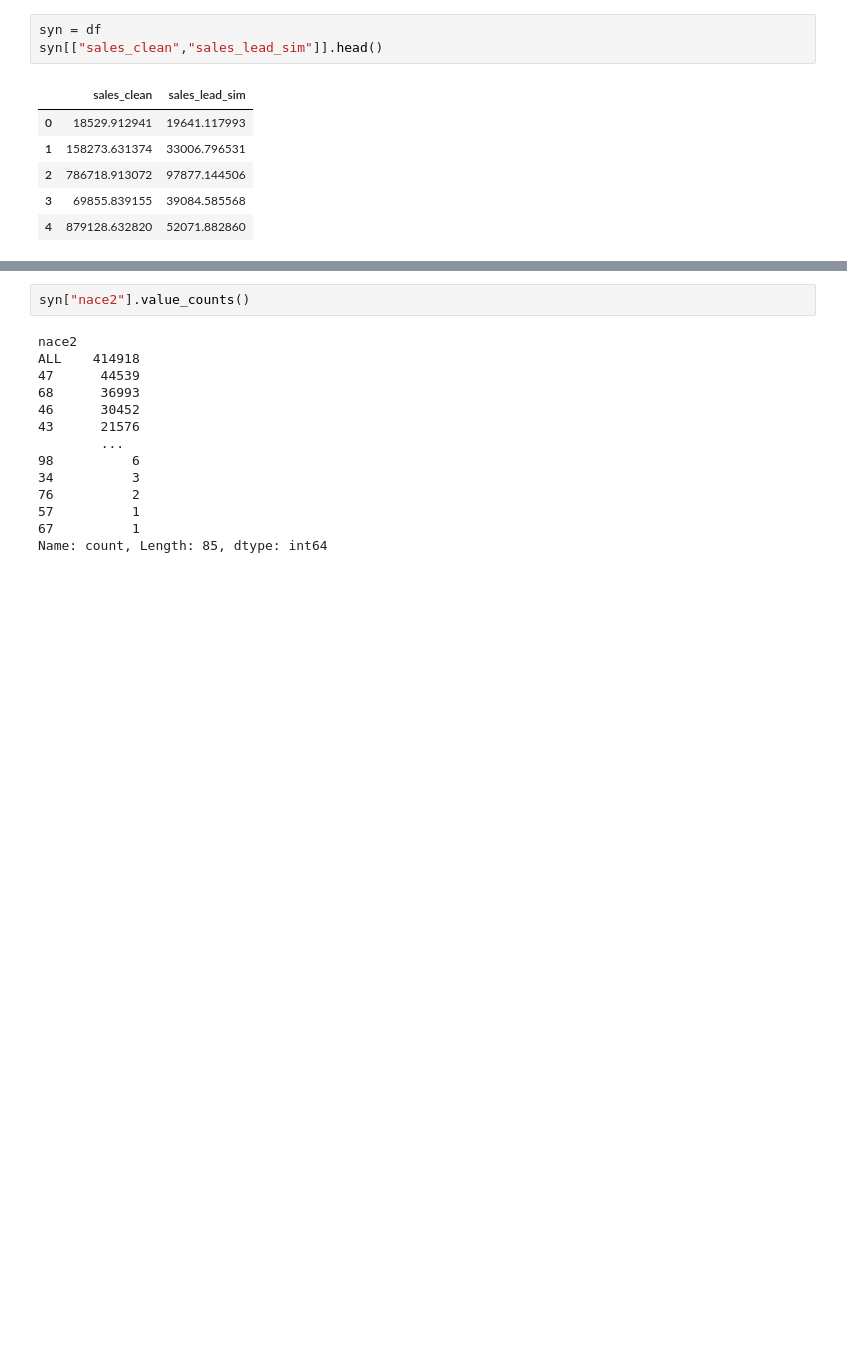
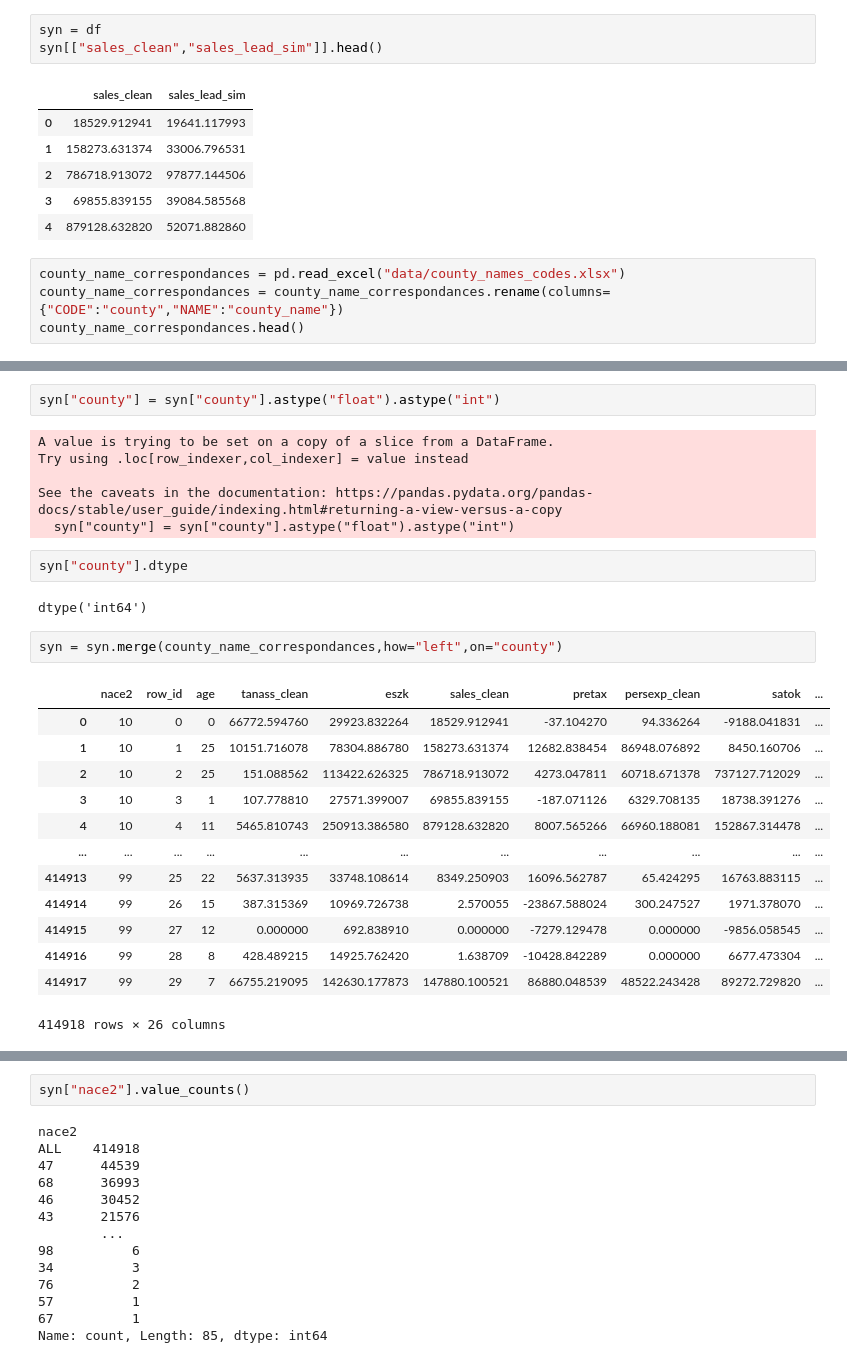
Before and after one commit to DanielBarabas/asz_course, a Jupyter notebook: create_data_10_30.ipynb, the cells around one changed output, grey strips where cells are left out. Cells and saved outputs as stored; diff of their text form; blank space fills up the shorter version.

Commit message:
update county names

```diff
--- a/create_data_10_30.ipynb
+++ b/create_data_10_30.ipynb
@@ -421,3 +421,7 @@ syn[["sales_clean","sales_lead_sim"]].head()
 | 2 | 786718.913072 | 97877.144506 |
 | 3 | 69855.839155 | 39084.585568 |
 | 4 | 879128.632820 | 52071.882860 |
+# %%
+county_name_correspondances = pd.read_excel("data/county_names_codes.xlsx")
+county_name_correspondances = county_name_correspondances.rename(columns={"CODE":"county","NAME":"county_name"})
+county_name_correspondances.head()
@@ -424 +435,29 @@ syn[["sales_clean","sales_lead_sim"]].head()
+# %%
+syn["county"] = syn["county"].astype("float").astype("int")
+# %% [output]
+A value is trying to be set on a copy of a slice from a DataFrame.
+Try using .loc[row_indexer,col_indexer] = value instead
+
+See the caveats in the documentation: https://pandas.pydata.org/pandas-docs/stable/user_guide/indexing.html#returning-a-view-versus-a-copy
+  syn["county"] = syn["county"].astype("float").astype("int")
+# %%
+syn["county"].dtype
+# %% [output]
+dtype('int64')
+# %%
+syn = syn.merge(county_name_correspondances,how="left",on="county")
+# %% [output]
+|  | nace2 | row_id | age | tanass_clean | eszk | sales_clean | pretax | persexp_clean | satok | ... |
+| 0 | 10 | 0 | 0 | 66772.594760 | 29923.832264 | 18529.912941 | -37.104270 | 94.336264 | -9188.041831 | ... |
+| 1 | 10 | 1 | 25 | 10151.716078 | 78304.886780 | 158273.631374 | 12682.838454 | 86948.076892 | 8450.160706 | ... |
+| 2 | 10 | 2 | 25 | 151.088562 | 113422.626325 | 786718.913072 | 4273.047811 | 60718.671378 | 737127.712029 | ... |
+| 3 | 10 | 3 | 1 | 107.778810 | 27571.399007 | 69855.839155 | -187.071126 | 6329.708135 | 18738.391276 | ... |
+| 4 | 10 | 4 | 11 | 5465.810743 | 250913.386580 | 879128.632820 | 8007.565266 | 66960.188081 | 152867.314478 | ... |
+| ... | ... | ... | ... | ... | ... | ... | ... | ... | ... | ... |
+| 414913 | 99 | 25 | 22 | 5637.313935 | 33748.108614 | 8349.250903 | 16096.562787 | 65.424295 | 16763.883115 | ... |
+| 414914 | 99 | 26 | 15 | 387.315369 | 10969.726738 | 2.570055 | -23867.588024 | 300.247527 | 1971.378070 | ... |
+| 414915 | 99 | 27 | 12 | 0.000000 | 692.838910 | 0.000000 | -7279.129478 | 0.000000 | -9856.058545 | ... |
+| 414916 | 99 | 28 | 8 | 428.489215 | 14925.762420 | 1.638709 | -10428.842289 | 0.000000 | 6677.473304 | ... |
+| 414917 | 99 | 29 | 7 | 66755.219095 | 142630.177873 | 147880.100521 | 86880.048539 | 48522.243428 | 89272.729820 | ... |
+414918 rows × 26 columns
 # %%
```
Also changed, not shown: parts of 3 cells of this notebook, 4 other files.
